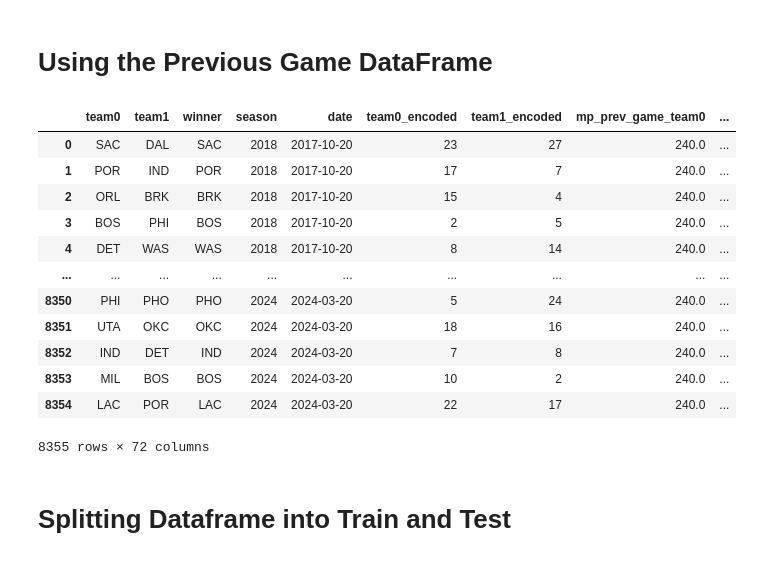
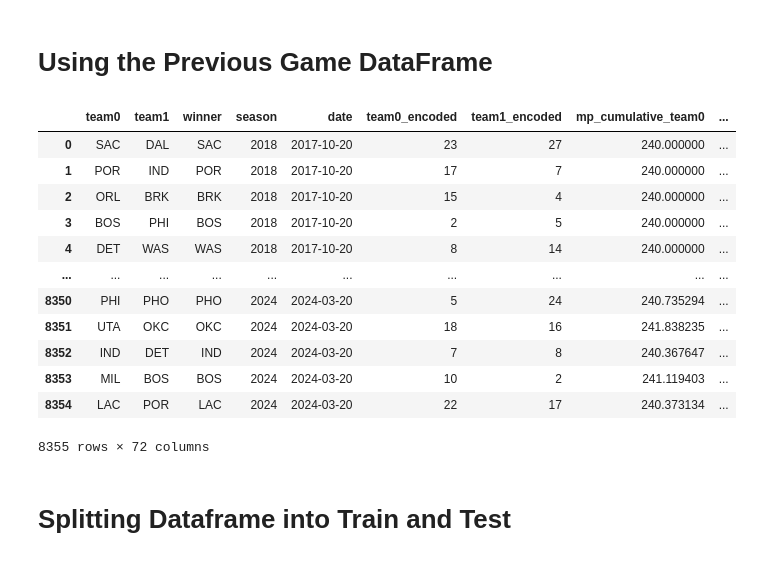
Before and after one commit to parminpatel28/MSCI-446-Project, a Jupyter notebook: model_training.ipynb, the cells around one changed output. Drawn from its saved outputs; the diff is of its cells as text; code cells hidden in the pictures.

Commit message:
started training

```diff
--- a/model_training.ipynb
+++ b/model_training.ipynb
@@ -40,22 +40,22 @@ from sklearn.svm import SVC
 # %% [markdown]
 # Using the Previous Game DataFrame
 # %%
-training_df  = pd.read_csv('csvs/prev_game_df.csv')
+training_df  = pd.read_csv('csvs/cumulative_averages.csv')
 drop_extraneous_col(training_df)
 training_df
 # %% [output]
-|  | team0 | team1 | winner | season | date | team0_encoded | team1_encoded | mp_prev_game_team0 | ... |
-| 0 | SAC | DAL | SAC | 2018 | 2017-10-20 | 23 | 27 | 240.0 | ... |
-| 1 | POR | IND | POR | 2018 | 2017-10-20 | 17 | 7 | 240.0 | ... |
-| 2 | ORL | BRK | BRK | 2018 | 2017-10-20 | 15 | 4 | 240.0 | ... |
-| 3 | BOS | PHI | BOS | 2018 | 2017-10-20 | 2 | 5 | 240.0 | ... |
-| 4 | DET | WAS | WAS | 2018 | 2017-10-20 | 8 | 14 | 240.0 | ... |
+|  | team0 | team1 | winner | season | date | team0_encoded | team1_encoded | mp_cumulative_team0 | ... |
+| 0 | SAC | DAL | SAC | 2018 | 2017-10-20 | 23 | 27 | 240.000000 | ... |
+| 1 | POR | IND | POR | 2018 | 2017-10-20 | 17 | 7 | 240.000000 | ... |
+| 2 | ORL | BRK | BRK | 2018 | 2017-10-20 | 15 | 4 | 240.000000 | ... |
+| 3 | BOS | PHI | BOS | 2018 | 2017-10-20 | 2 | 5 | 240.000000 | ... |
+| 4 | DET | WAS | WAS | 2018 | 2017-10-20 | 8 | 14 | 240.000000 | ... |
 | ... | ... | ... | ... | ... | ... | ... | ... | ... | ... |
-| 8350 | PHI | PHO | PHO | 2024 | 2024-03-20 | 5 | 24 | 240.0 | ... |
-| 8351 | UTA | OKC | OKC | 2024 | 2024-03-20 | 18 | 16 | 240.0 | ... |
-| 8352 | IND | DET | IND | 2024 | 2024-03-20 | 7 | 8 | 240.0 | ... |
-| 8353 | MIL | BOS | BOS | 2024 | 2024-03-20 | 10 | 2 | 240.0 | ... |
-| 8354 | LAC | POR | LAC | 2024 | 2024-03-20 | 22 | 17 | 240.0 | ... |
+| 8350 | PHI | PHO | PHO | 2024 | 2024-03-20 | 5 | 24 | 240.735294 | ... |
+| 8351 | UTA | OKC | OKC | 2024 | 2024-03-20 | 18 | 16 | 241.838235 | ... |
+| 8352 | IND | DET | IND | 2024 | 2024-03-20 | 7 | 8 | 240.367647 | ... |
+| 8353 | MIL | BOS | BOS | 2024 | 2024-03-20 | 10 | 2 | 241.119403 | ... |
+| 8354 | LAC | POR | LAC | 2024 | 2024-03-20 | 22 | 17 | 240.373134 | ... |
 8355 rows × 72 columns
 # %% [markdown]
 # Splitting Dataframe into Train and Test
```
Also changed, not shown: parts of 5 cells of this notebook.
